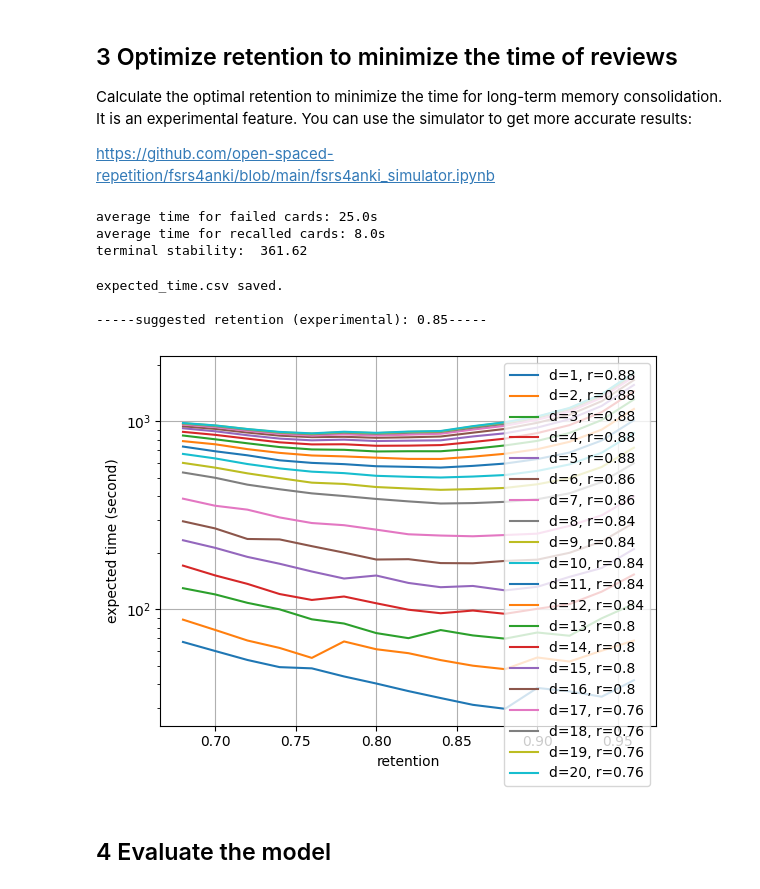
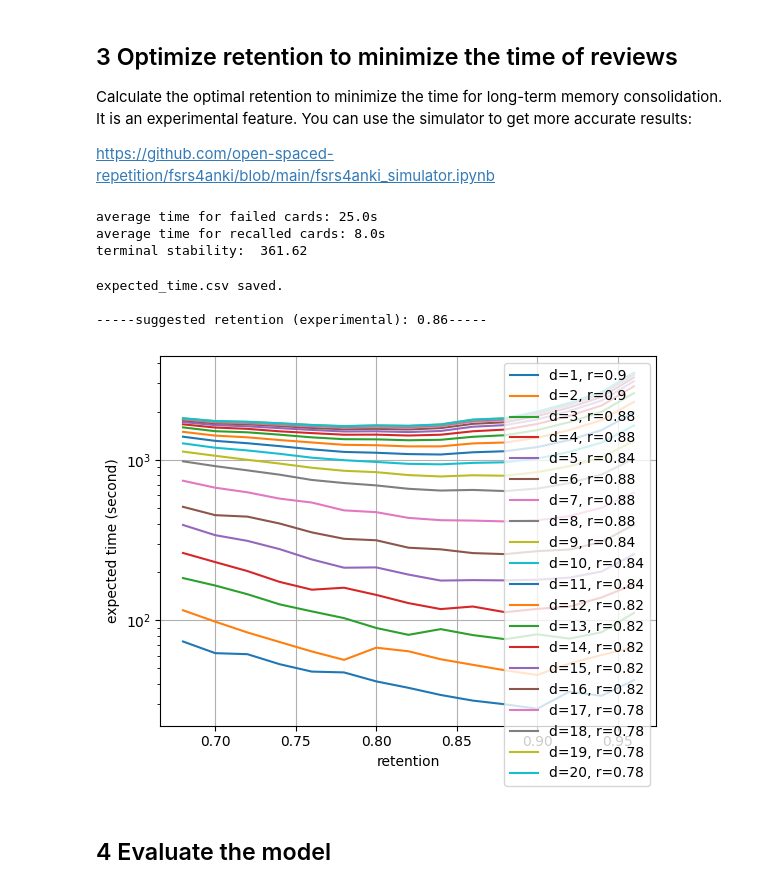
Before and after one commit to akavi1/fsrs4anki, a Jupyter notebook: fsrs4anki_optimizer.ipynb, the cells around one changed output. Cells and saved outputs as stored; diff of their text form; code cells hidden in the pictures.

Commit message:
Make power difficulty adaptive

```diff
--- a/fsrs4anki_optimizer.ipynb
+++ b/fsrs4anki_optimizer.ipynb
@@ -227,7 +227,7 @@ Analysis saved!
 
 FSRS is a time-series model for predicting memory states.
 # %%
-init_w = [1, 1, 5, -0.5, -0.5, 0.2, 1.4, -0.12, 0.8, 2, -0.2, 0.2, 1]
+init_w = [1, 1, 5, -0.5, -0.5, 0.2, 1.4, -0.12, 0.8, 2, -0.2, 0.2, 1, -1]
 '''
 w[0]: initial_stability_for_again_answer
 w[1]: initial_stability_step_per_rating
@@ -273,7 +273,7 @@ class FSRS(nn.Module):
             # recall
             if x[1] > 1:
                 new_s = s * (1 + torch.exp(self.w[6]) *
-                             (10 * torch.pow(new_d, -1)) *
+                             (10 * torch.pow(new_d, self.w[13])) *
                              torch.pow(s, self.w[7]) *
                              (torch.exp((1 - r) * self.w[8]) - 1))
             # forget
@@ -623,7 +623,7 @@ def init_stability(d):
 
 def cal_next_recall_stability(s, r, d, response):
     if response == 1:
-        return s * (1 + np.exp(w[6]) * (10 * np.power(d, -1.)) * np.power(s, w[7]) * (np.exp((1 - r) * w[8]) - 1))
+        return s * (1 + np.exp(w[6]) * (10 * np.power(d, w[13])) * np.power(s, w[7]) * (np.exp((1 - r) * w[8]) - 1))
     else:
         return w[9] * np.power(d, w[10]) * np.power(s, w[11]) * np.exp((1 - r) * w[12])
 
@@ -656,35 +656,35 @@ for percentage in notebook.tqdm(range(96, 66, -2)):
                 exp_time = p_recall * recall_time + (1.0 - p_recall) * forget_time
                 if exp_time < time_list[d - 1][s_index]:
                     time_list[d - 1][s_index] = exp_time
             diff = s0_time - time_list[d - 1][s0_index]
         df.loc[0 if pd.isnull(df.index.max()) else df.index.max() + 1] = [recall, d, s0_time]
 
 df.sort_values(by=["difficulty", "retention"], inplace=True)
 df.to_csv("./expected_time.csv", index=False)
 print("expected_time.csv saved.")
 
 optimal_retention_list = np.zeros(20)
 for d in range(1, d_range+1):
     retention = df[df["difficulty"] == d]["retention"]
     time = df[df["difficulty"] == d]["time"]
     optimal_retention = retention.iat[time.argmin()]
     optimal_retention_list[d-1] = optimal_retention
     plt.plot(retention, time, label=f"d={d}, r={optimal_retention}")
 print(f"\n-----suggested retention (experimental): {np.inner(difficulty_distribution_padding, optimal_retention_list):.2f}-----")
 plt.ylabel("expected time (second)")
 plt.xlabel("retention")
 plt.legend()
 plt.grid()
 plt.semilogy()
 plt.show()
 # %% [output]
 average time for failed cards: 25.0s
 average time for recalled cards: 8.0s
 terminal stability:  361.62
 expected_time.csv saved.
 
------suggested retention (experimental): 0.85-----
+-----suggested retention (experimental): 0.86-----
-[figure, old version]
+[figure, new version]
 # %% [markdown]
 ## 4 Evaluate the model
 # %% [markdown]
```
Also changed, not shown: parts of 7 cells of this notebook.
